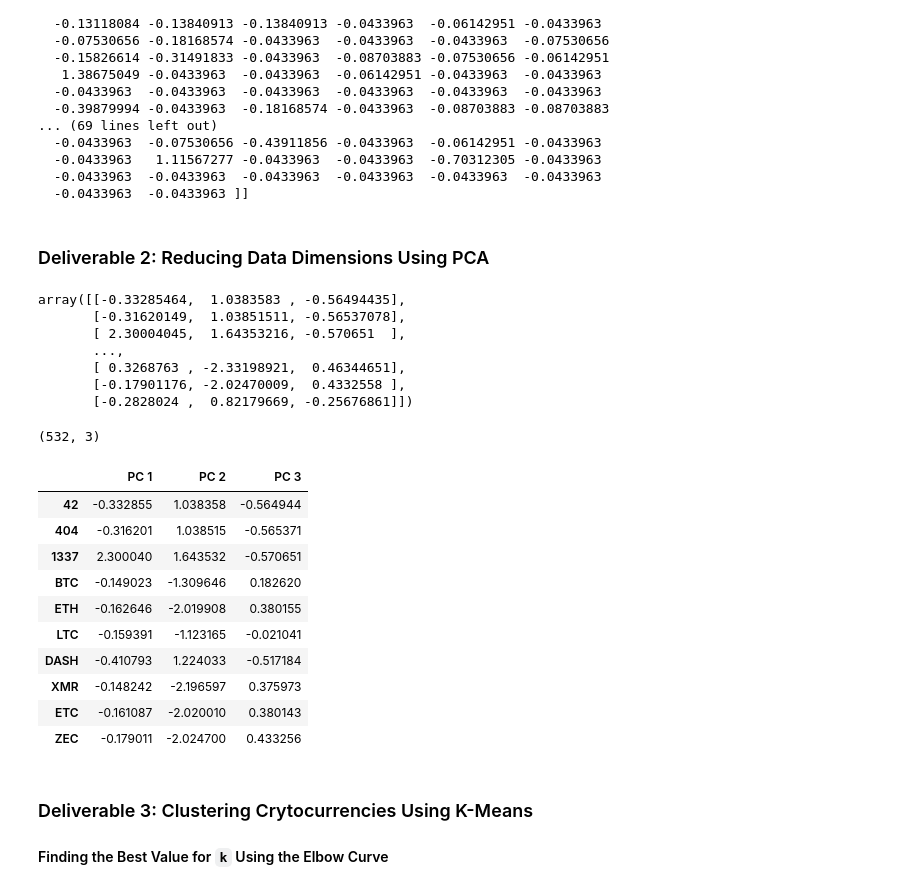
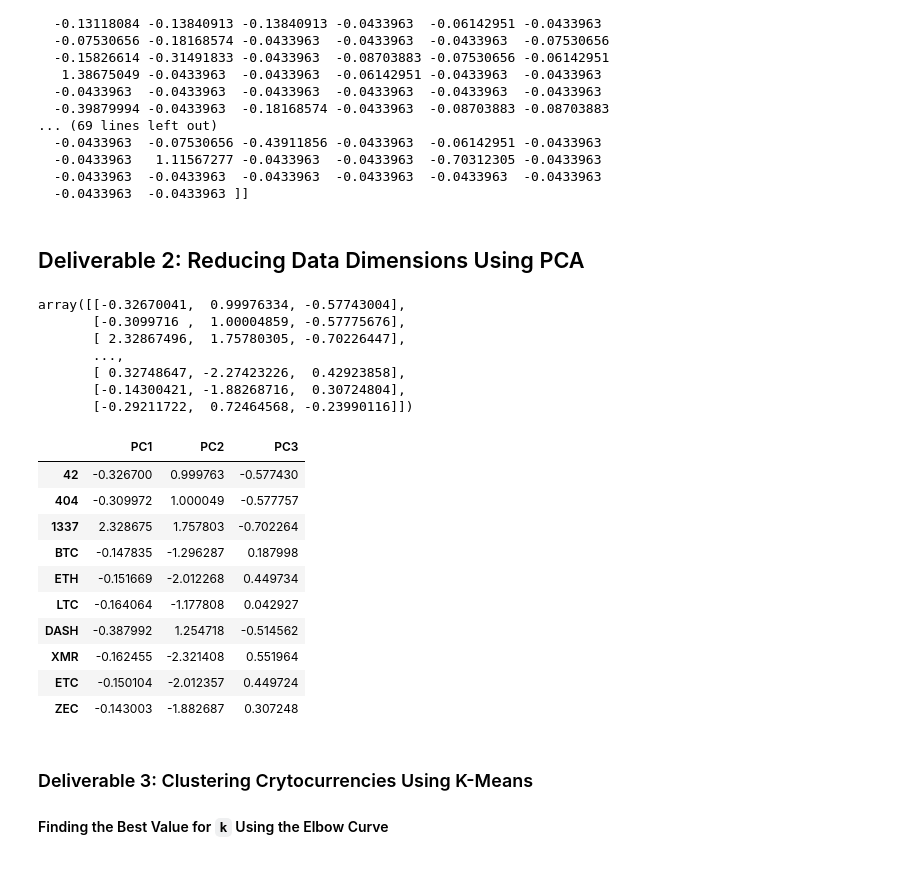
Before and after one commit to yorojanine/Cryptocurrencies, a Jupyter notebook: crypto_clustering.ipynb, the cells around one changed output. Saved outputs shown, nothing was run; the diff lists cells and outputs as text; code cells hidden in the pictures.

Commit message:
deliverable 2 code

```diff
--- a/crypto_clustering.ipynb
+++ b/crypto_clustering.ipynb
@@ -182,34 +182,41 @@ print(X_scaled[0:5])
   -0.0433963  -0.0433963  -0.0433963  -0.0433963  -0.0433963  -0.0433963
   -0.0433963  -0.0433963 ]]
 # %% [markdown]
-### Deliverable 2: Reducing Data Dimensions Using PCA
+## Deliverable 2: Reducing Data Dimensions Using PCA
 # %%
 # Using PCA to reduce dimension to three principal components.
-# YOUR CODE HERE
+# initialize the PCA model
+pca = PCA(n_components=3)
-# %% [output]
-array([[-0.33285464,  1.0383583 , -0.56494435],
-       [-0.31620149,  1.03851511, -0.56537078],
-       [ 2.30004045,  1.64353216, -0.570651  ],
-       ...,
-       [ 0.3268763 , -2.33198921,  0.46344651],
-       [-0.17901176, -2.02470009,  0.4332558 ],
-       [-0.2828024 ,  0.82179669, -0.25676861]])
+# %%
+# Get the three principal components for the data.
+pcs_df = pca.fit_transform(X_scaled)
+pcs_df
+# %% [output]
+array([[-0.32670041,  0.99976334, -0.57743004],
+       [-0.3099716 ,  1.00004859, -0.57775676],
+       [ 2.32867496,  1.75780305, -0.70226447],
+       ...,
+       [ 0.32748647, -2.27423226,  0.42923858],
+       [-0.14300421, -1.88268716,  0.30724804],
+       [-0.29211722,  0.72464568, -0.23990116]])
 # %%
 # Create a DataFrame with the three principal components.
-# YOUR CODE HERE
+pcs_df = pd.DataFrame(
+    data=pcs_df, columns=["PC1","PC2","PC3"], index = new_crypto_df.index
+)
+pcs_df.head(10)
 # %% [output]
-(532, 3)
-|  | PC 1 | PC 2 | PC 3 |
-| 42 | -0.332855 | 1.038358 | -0.564944 |
-| 404 | -0.316201 | 1.038515 | -0.565371 |
-| 1337 | 2.300040 | 1.643532 | -0.570651 |
-| BTC | -0.149023 | -1.309646 | 0.182620 |
-| ETH | -0.162646 | -2.019908 | 0.380155 |
-| LTC | -0.159391 | -1.123165 | -0.021041 |
-| DASH | -0.410793 | 1.224033 | -0.517184 |
-| XMR | -0.148242 | -2.196597 | 0.375973 |
-| ETC | -0.161087 | -2.020010 | 0.380143 |
-| ZEC | -0.179011 | -2.024700 | 0.433256 |
+|  | PC1 | PC2 | PC3 |
+| 42 | -0.326700 | 0.999763 | -0.577430 |
+| 404 | -0.309972 | 1.000049 | -0.577757 |
+| 1337 | 2.328675 | 1.757803 | -0.702264 |
+| BTC | -0.147835 | -1.296287 | 0.187998 |
+| ETH | -0.151669 | -2.012268 | 0.449734 |
+| LTC | -0.164064 | -1.177808 | 0.042927 |
+| DASH | -0.387992 | 1.254718 | -0.514562 |
+| XMR | -0.162455 | -2.321408 | 0.551964 |
+| ETC | -0.150104 | -2.012357 | 0.449724 |
+| ZEC | -0.143003 | -1.882687 | 0.307248 |
 # %% [markdown]
 ### Deliverable 3: Clustering Crytocurrencies Using K-Means
 
```
Also changed, not shown: parts of 2 cells of this notebook.
